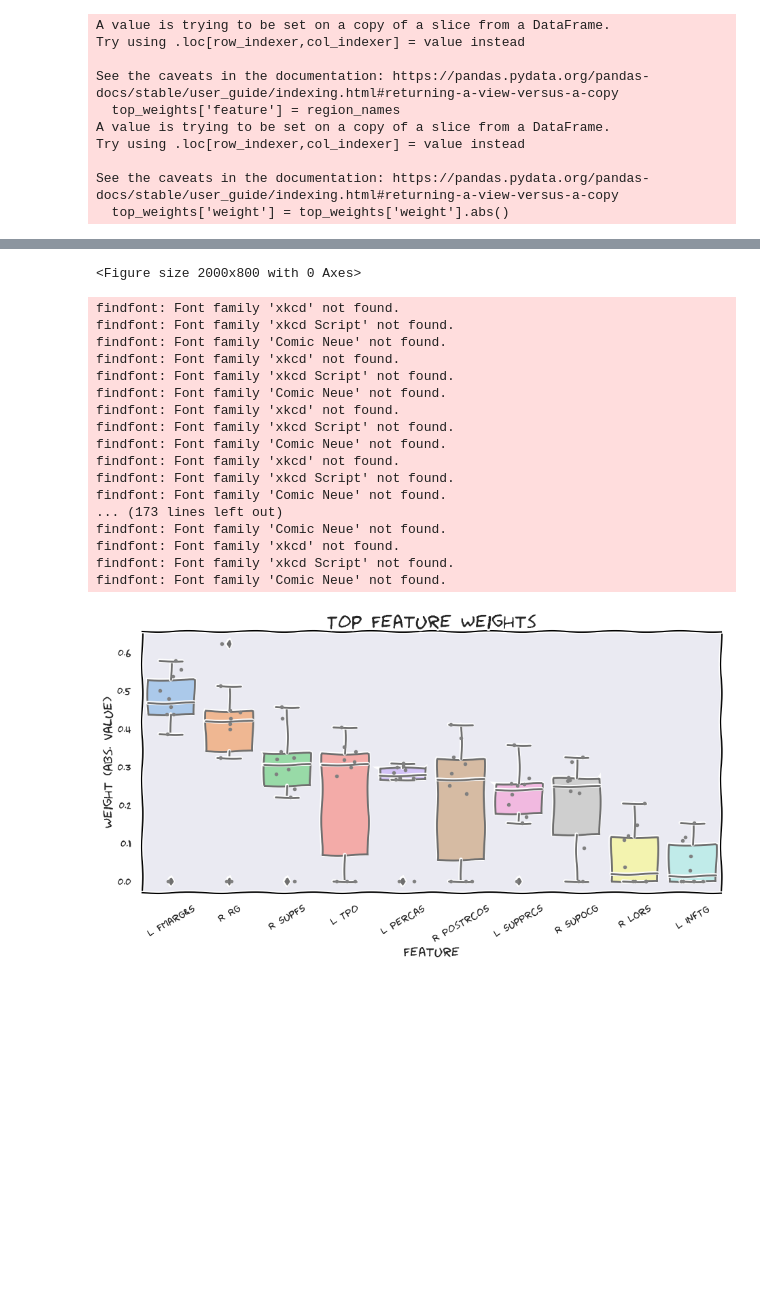
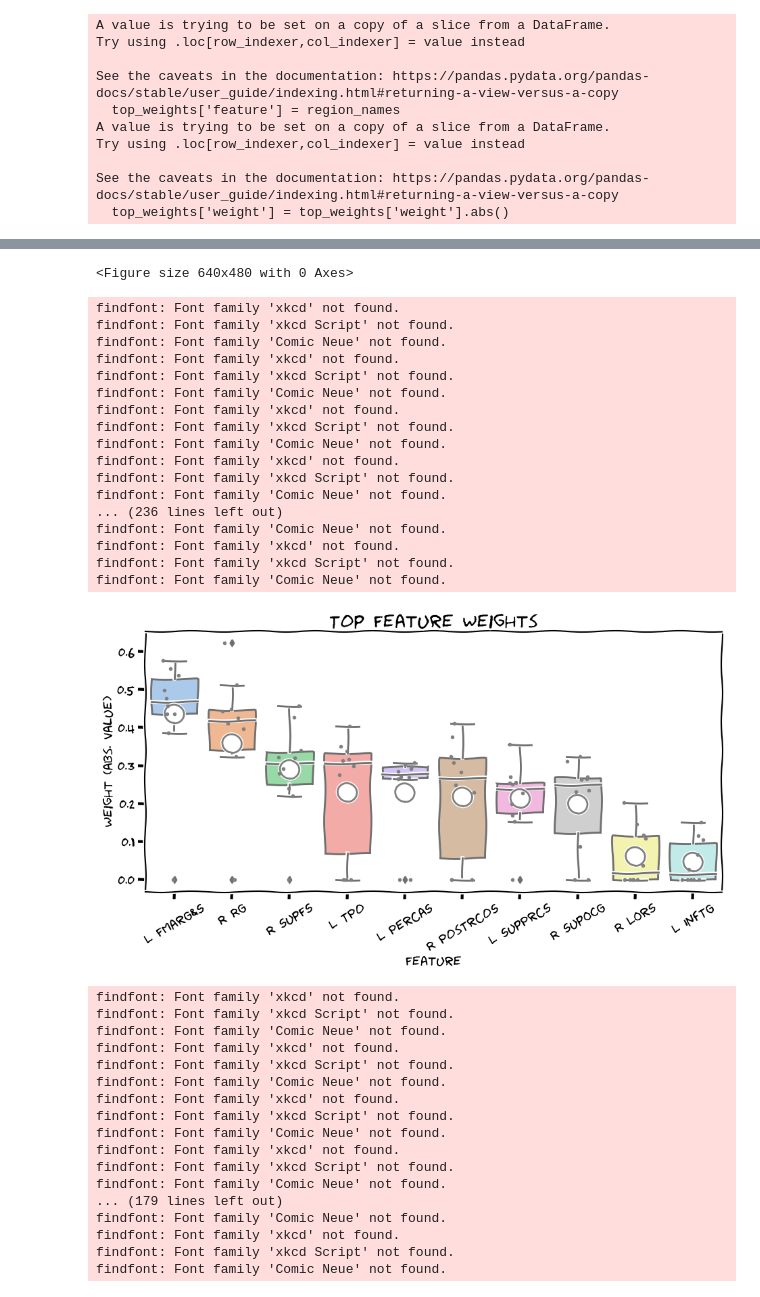
Before and after one commit to latypovt/MSTN_GM, a Jupyter notebook: graphs.ipynb, the cells around one changed output, grey strips where cells are left out. Cells and saved outputs as stored; diff of their text form; code cells hidden in the pictures; blank space fills up the shorter version.

Commit message:
updated csv, added labels to feature weights graph

```diff
--- a/graphs.ipynb
+++ b/graphs.ipynb
@@ -26,6 +26,12 @@ important_features = important_features.rename(columns={'Unnamed: 0': 'feature'}
 top_features = important_features[important_features['importance'] >= 5]
 top_features = top_features['feature'].tolist()
 
+top_features_dict = {}
+for feature in top_features:
+    top_features_dict[feature] = feature_names[feature]
+    top_features_dict[feature] = important_features[important_features['feature'] == feature]['importance'].values[0]
+print(top_features_dict)
+
 # reading LUT
 region_names = np.array(list([feature_names[feature] for feature in important_features['feature']]))
 
@@ -157,17 +165,19 @@ See the caveats in the documentation: https://pandas.pydata.org/pandas-docs/stab
 fig = plt.figure(figsize=(11, 5))
 #sns.set(rc={'figure.figsize':(20, 8)})
 with plt.xkcd():
-    sns.boxplot(data=top_weights, x="feature", y="weight",orient="v", palette="pastel", order=top_weights.groupby('feature').mean().sort_values('weight', ascending=False).index)
+    sns.boxplot(data=top_weights, x="feature", y="weight",orient="v", palette="pastel", order=top_weights.groupby('feature').mean()
+                .sort_values('weight', ascending=False).index, showmeans=True, meanprops={"marker":"o","markerfacecolor":"white",
+                                                                                            "markersize":"20", "markeredgecolor":"gray", "markeredgewidth":"2"})
     plt.xlabel('Feature')
     plt.ylabel('Weight (abs. value)')
     plt.title('Top Feature Weights', size=20)
     plt.xticks(rotation=30)
-    sns.stripplot(data=top_weights, x="feature", y="weight", color="gray", size=4, jitter=0.2, order=top_weights.groupby('feature').mean().sort_values('weight', ascending=False).index)
+    sns.stripplot(data=top_weights, x="feature", y="weight", color="gray", size=4, jitter=0.2, order=top_weights.groupby('feature')
+                .mean().sort_values('weight', ascending=False).index)
+    plt.text(0, 0, "Mean", color="white", bbox=dict(facecolor='black', alpha=0.5))
     plt.savefig('out/feature_weights.png', dpi=300)
     plt.show()
     plt.clf()
-
-# add number of appearances in folds to the graph
 # %% [output]
 findfont: Font family 'xkcd' not found.
 findfont: Font family 'xkcd Script' not found.
@@ -185,23 +195,40 @@ findfont: Font family 'Comic Neue' not found.
 findfont: Font family 'Comic Neue' not found.
 findfont: Font family 'xkcd' not found.
 findfont: Font family 'xkcd Script' not found.
 findfont: Font family 'Comic Neue' not found.
-<Figure size 2000x800 with 0 Axes>
+<Figure size 640x480 with 0 Axes>
 findfont: Font family 'xkcd' not found.
 findfont: Font family 'xkcd Script' not found.
 findfont: Font family 'Comic Neue' not found.
 findfont: Font family 'xkcd' not found.
 findfont: Font family 'xkcd Script' not found.
 findfont: Font family 'Comic Neue' not found.
 findfont: Font family 'xkcd' not found.
 findfont: Font family 'xkcd Script' not found.
 findfont: Font family 'Comic Neue' not found.
 findfont: Font family 'xkcd' not found.
 findfont: Font family 'xkcd Script' not found.
 findfont: Font family 'Comic Neue' not found.
-... (173 lines left out)
+... (236 lines left out)
 findfont: Font family 'Comic Neue' not found.
 findfont: Font family 'xkcd' not found.
 findfont: Font family 'xkcd Script' not found.
 findfont: Font family 'Comic Neue' not found.
-[figure, old version]
+[figure, new version]
+findfont: Font family 'xkcd' not found.
+findfont: Font family 'xkcd Script' not found.
+findfont: Font family 'Comic Neue' not found.
+findfont: Font family 'xkcd' not found.
+findfont: Font family 'xkcd Script' not found.
+findfont: Font family 'Comic Neue' not found.
+findfont: Font family 'xkcd' not found.
+findfont: Font family 'xkcd Script' not found.
+findfont: Font family 'Comic Neue' not found.
+findfont: Font family 'xkcd' not found.
+findfont: Font family 'xkcd Script' not found.
+findfont: Font family 'Comic Neue' not found.
+... (179 lines left out)
+findfont: Font family 'Comic Neue' not found.
+findfont: Font family 'xkcd' not found.
+findfont: Font family 'xkcd Script' not found.
+findfont: Font family 'Comic Neue' not found.
```
Also changed, not shown: parts of 3 cells of this notebook, 4 other files.
